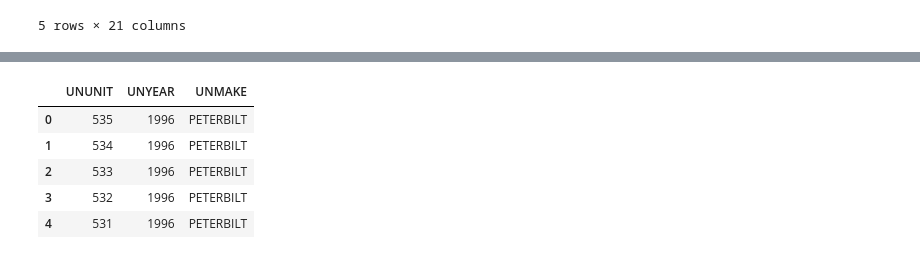
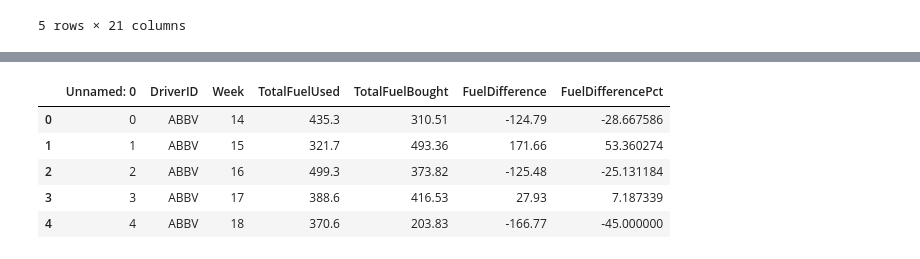
Before and after one commit to DataScienceBS/data-question-6-lionesses, a Jupyter notebook: bigG_data_exp.ipynb, the cells around one changed output, grey strips where cells are left out. Saved outputs shown, nothing was run; the diff lists cells and outputs as text; code cells hidden in the pictures.

```diff
--- a/bigG_data_exp.ipynb
+++ b/bigG_data_exp.ipynb
@@ -43,0 +171,3 @@ QCPerformanceExtracts.head()
+# %%
+fuel_bought_used = pd.read_csv('data/ShrutisBaby.csv')
+fuel_bought_used.head()
@@ -44,9 +181,9 @@ QCPerformanceExtracts.head()
 # %%
-IBGEFILE.head()
+fuel_bought_used.head()
 # %% [output]
-|  | UNUNIT | UNYEAR | UNMAKE |
-| 0 | 535 | 1996 | PETERBILT |
-| 1 | 534 | 1996 | PETERBILT |
-| 2 | 533 | 1996 | PETERBILT |
-| 3 | 532 | 1996 | PETERBILT |
-| 4 | 531 | 1996 | PETERBILT |
+|  | Unnamed: 0 | DriverID | Week | TotalFuelUsed | TotalFuelBought | FuelDifference | FuelDifferencePct |
+| 0 | 0 | ABBV | 14 | 435.3 | 310.51 | -124.79 | -28.667586 |
+| 1 | 1 | ABBV | 15 | 321.7 | 493.36 | 171.66 | 53.360274 |
+| 2 | 2 | ABBV | 16 | 499.3 | 373.82 | -125.48 | -25.131184 |
+| 3 | 3 | ABBV | 17 | 388.6 | 416.53 | 27.93 | 7.187339 |
+| 4 | 4 | ABBV | 18 | 370.6 | 203.83 | -166.77 | -45.000000 |
```
Also changed, not shown: parts of 40 cells of this notebook, 8 other files.
